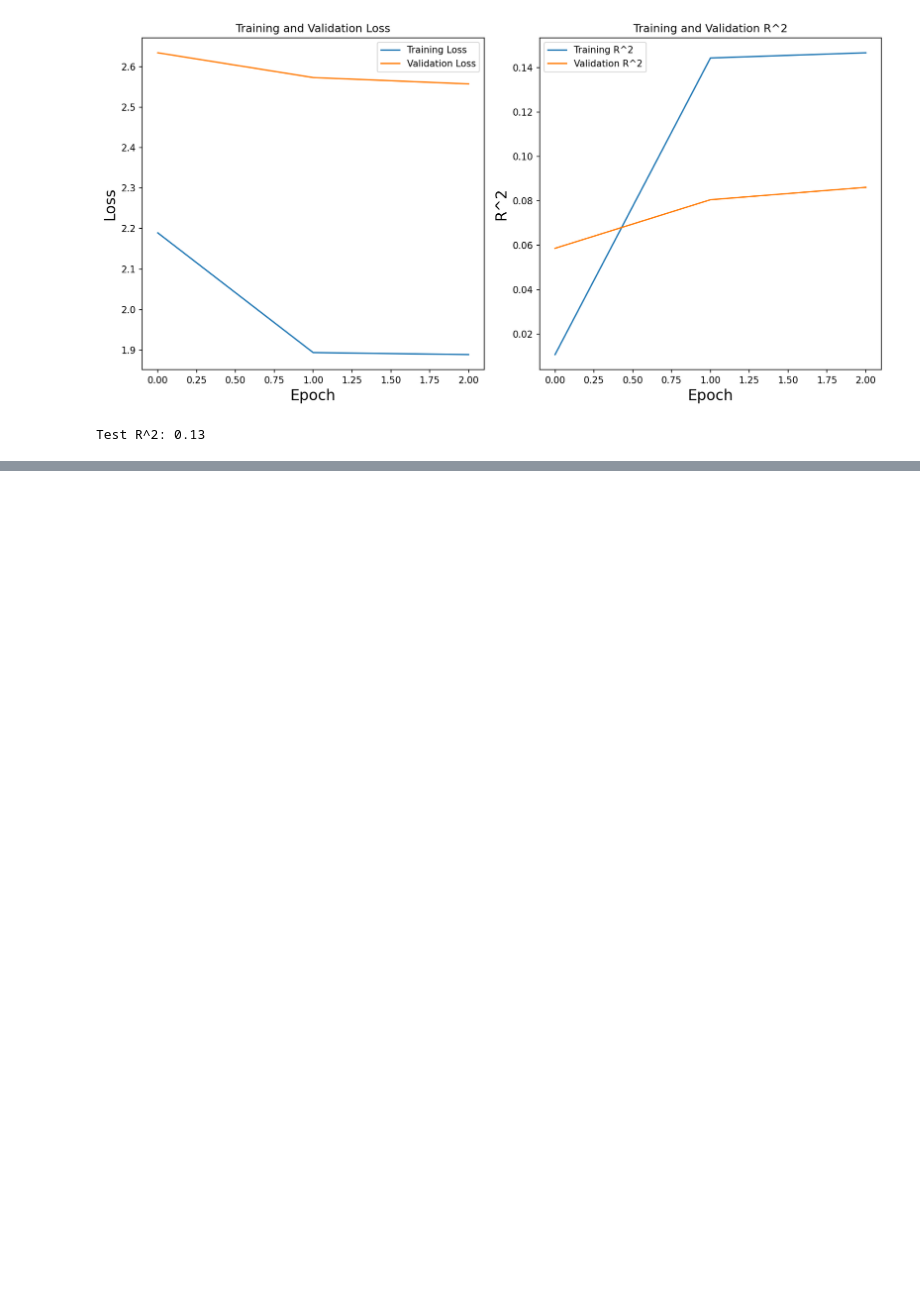
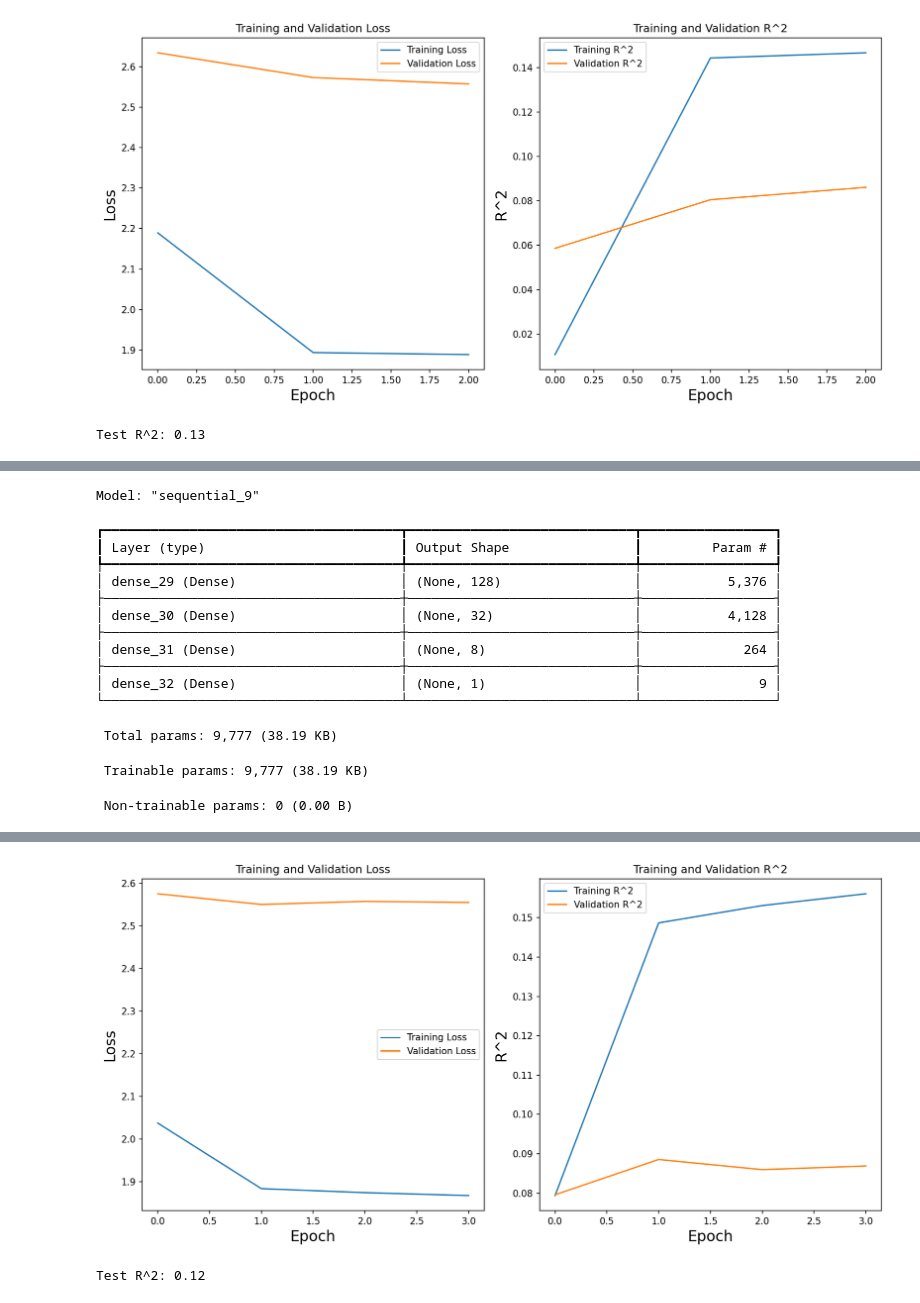
Before and after one commit to jmfb/csc6711-project5, a Jupyter notebook: Project5.ipynb, the cells around one changed output, grey strips where cells are left out. Cells and saved outputs as stored; diff of their text form; code cells hidden in the pictures; blank space fills up the shorter version.

```diff
--- a/Project5.ipynb
+++ b/Project5.ipynb
@@ -635,0 +644,30 @@ Epoch 1/4
+# %%
+model = Sequential([
+    Input(shape=(41,)),
+    Dense(128, activation='relu'),
+    Dense(32, activation='relu'),
+    Dense(8, activation='relu'),
+    Dense(1, activation='linear')
+])
+model.compile(optimizer='adam', loss='mean_squared_error', metrics=['r2_score'])
+model.summary()
+history = model.fit(trainX, trainY, epochs=4, batch_size=1000, validation_split=0.2)
+plot_loss_r2(history)
+loss, metric = model.evaluate(testX, testY, verbose=0)
+print(f"Test R^2: {metric:.2}")
+# %% [output]
+Model: "sequential_9"
+┏━━━━━━━━━━━━━━━━━━━━━━━━━━━━━━━━━━━━━━┳━━━━━━━━━━━━━━━━━━━━━━━━━━━━━┳━━━━━━━━━━━━━━━━━┓
+┃ Layer (type)                         ┃ Output Shape                ┃         Param # ┃
+┡━━━━━━━━━━━━━━━━━━━━━━━━━━━━━━━━━━━━━━╇━━━━━━━━━━━━━━━━━━━━━━━━━━━━━╇━━━━━━━━━━━━━━━━━┩
+│ dense_29 (Dense)                     │ (None, 128)                 │           5,376 │
+├──────────────────────────────────────┼─────────────────────────────┼─────────────────┤
+│ dense_30 (Dense)                     │ (None, 32)                  │           4,128 │
+├──────────────────────────────────────┼─────────────────────────────┼─────────────────┤
+│ dense_31 (Dense)                     │ (None, 8)                   │             264 │
+├──────────────────────────────────────┼─────────────────────────────┼─────────────────┤
+│ dense_32 (Dense)                     │ (None, 1)                   │               9 │
+└──────────────────────────────────────┴─────────────────────────────┴─────────────────┘
+ Total params: 9,777 (38.19 KB)
+ Trainable params: 9,777 (38.19 KB)
+ Non-trainable params: 0 (0.00 B)
@@ -635,0 +682,2 @@ Epoch 1/4
+[figure, added]
+Test R^2: 0.12
```
Also changed, not shown: parts of 2 cells of this notebook.
